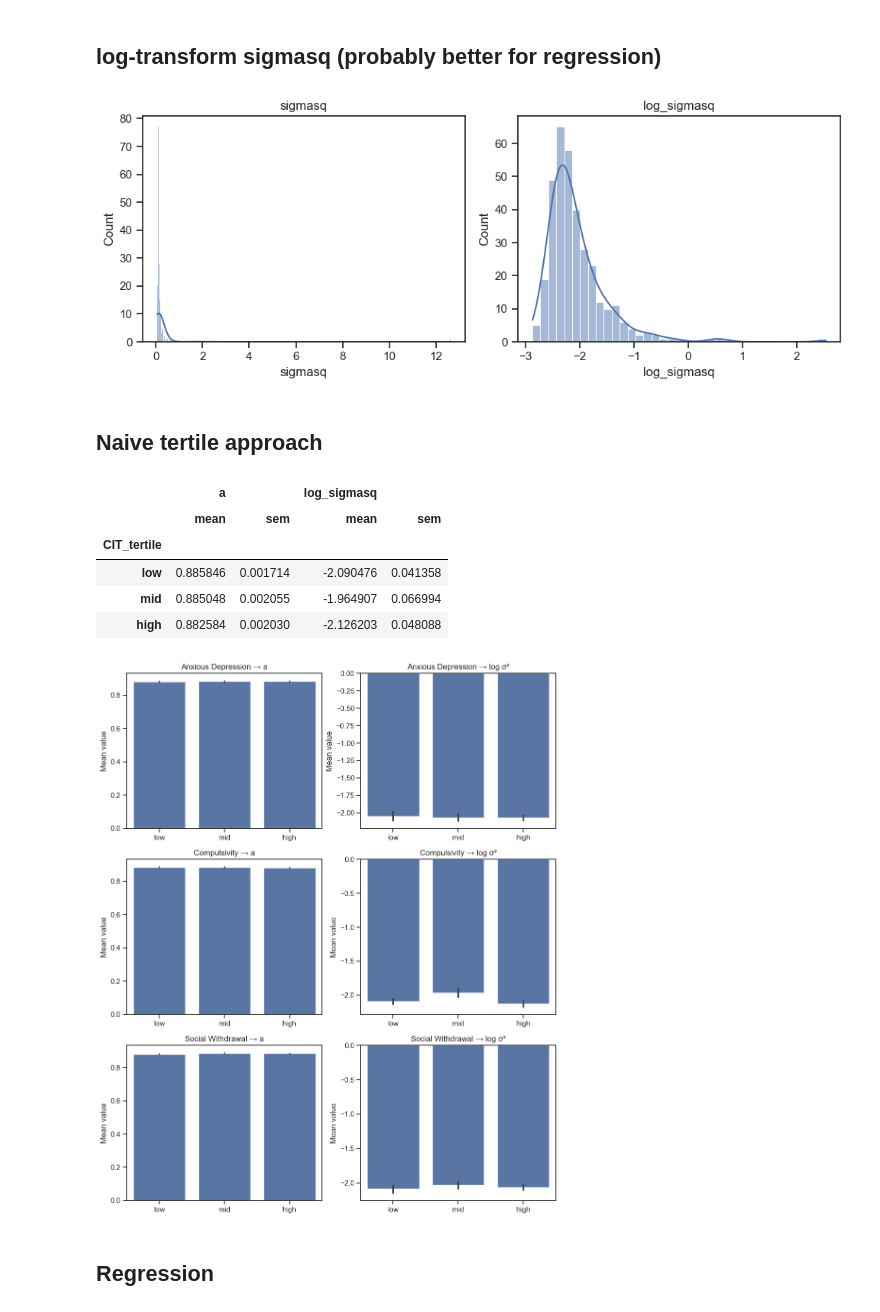
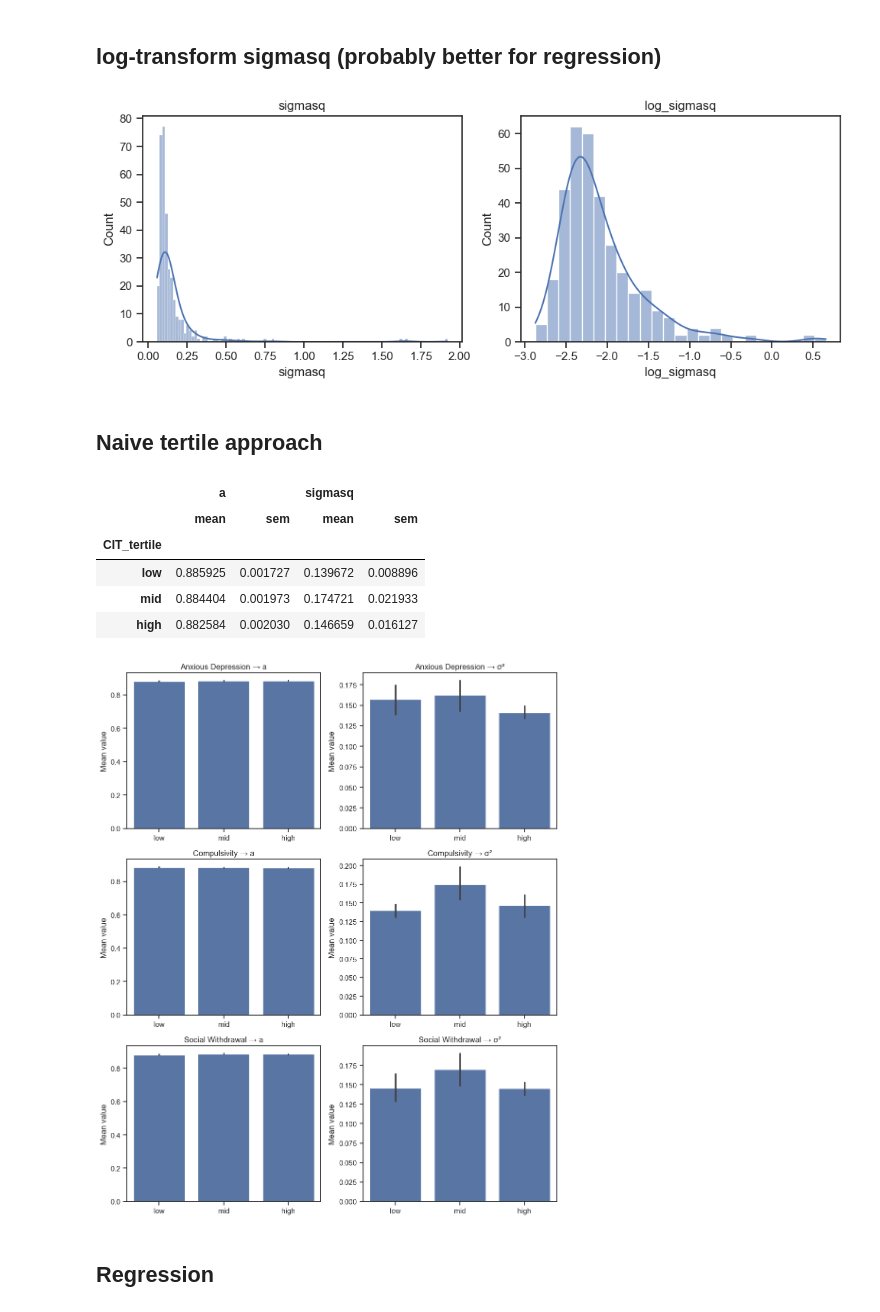
Before and after one commit to davidejongheTheoryandResearch/simulationsHmfc, a Jupyter notebook: Hmfc_on_symptomdata.ipynb, the cells around one changed output. Drawn from its saved outputs; the diff is of its cells as text; code cells hidden in the pictures.

```diff
--- a/Hmfc_on_symptomdata.ipynb
+++ b/Hmfc_on_symptomdata.ipynb
@@ -180,6 +182,7 @@ Unique participants in merged df: 344
 # %% [markdown]
 ## log-transform sigmasq (probably better for regression)
 # %%
+df = df[df["sigmasq"] < 12].copy()
 df["log_sigmasq"] = np.log(df["sigmasq"])
 
 fig, axes = plt.subplots(1, 2, figsize=(10, 4))
@@ -193,7 +196,7 @@ axes[1].set_title("log_sigmasq")
 plt.tight_layout()
 plt.show()
 # %% [output]
-[figure, old version]
+[figure, new version]
 # %% [markdown]
 ## Naive tertile approach
 # %%
@@ -203,15 +206,15 @@ df_tert["AD_tertile"] = pd.qcut(df_tert["AnxiousDepression"], 3, labels=["low","
 df_tert["CIT_tertile"] = pd.qcut(df_tert["Compulsivity"], 3, labels=["low","mid","high"])
 df_tert["SW_tertile"] = pd.qcut(df_tert["SocialWithdrawal"], 3, labels=["low","mid","high"])
 # %%
-summary = df_tert.groupby("CIT_tertile")[["a","log_sigmasq"]].agg(["mean","sem"])
+summary = df_tert.groupby("CIT_tertile")[["a","sigmasq"]].agg(["mean","sem"])
 summary
 # %% [output]
-|  | a |  | log_sigmasq |  |
+|  | a |  | sigmasq |  |
 |  | mean | sem | mean | sem |
 | CIT_tertile |  |  |  |  |
-| low | 0.885846 | 0.001714 | -2.090476 | 0.041358 |
-| mid | 0.885048 | 0.002055 | -1.964907 | 0.066994 |
-| high | 0.882584 | 0.002030 | -2.126203 | 0.048088 |
+| low | 0.885925 | 0.001727 | 0.139672 | 0.008896 |
+| mid | 0.884404 | 0.001973 | 0.174721 | 0.021933 |
+| high | 0.882584 | 0.002030 | 0.146659 | 0.016127 |
 # %%
 fig, axes = plt.subplots(3, 2, figsize=(10, 12))
 
@@ -221,36 +224,36 @@ dimensions = [
     ("SW_tertile", "Social Withdrawal")
 ]
 
 for i, (tert, label) in enumerate(dimensions):
 
     sns.barplot(
         data=df_tert,
         x=tert,
         y="a",
         order=["low", "mid", "high"],
         errorbar=("ci", 68),
         ax=axes[i, 0]
     )
     axes[i, 0].set_title(f"{label} → a")
     axes[i, 0].set_xlabel("")
     axes[i, 0].set_ylabel("Mean value")
 
     sns.barplot(
         data=df_tert,
         x=tert,
-        y="log_sigmasq",
+        y="sigmasq",
         order=["low", "mid", "high"],
         errorbar=("ci", 68),
         ax=axes[i, 1]
     )
-    axes[i, 1].set_title(f"{label} → log σ²")
+    axes[i, 1].set_title(f"{label} → σ²")
     axes[i, 1].set_xlabel("")
     axes[i, 1].set_ylabel("Mean value")
 
 plt.tight_layout()
 plt.show()
 # %% [output]
-[figure, old version]
+[figure, new version]
 # %% [markdown]
 ## Regression
 # %%
```
Also changed, not shown: parts of 9 cells of this notebook, 4 other files.
